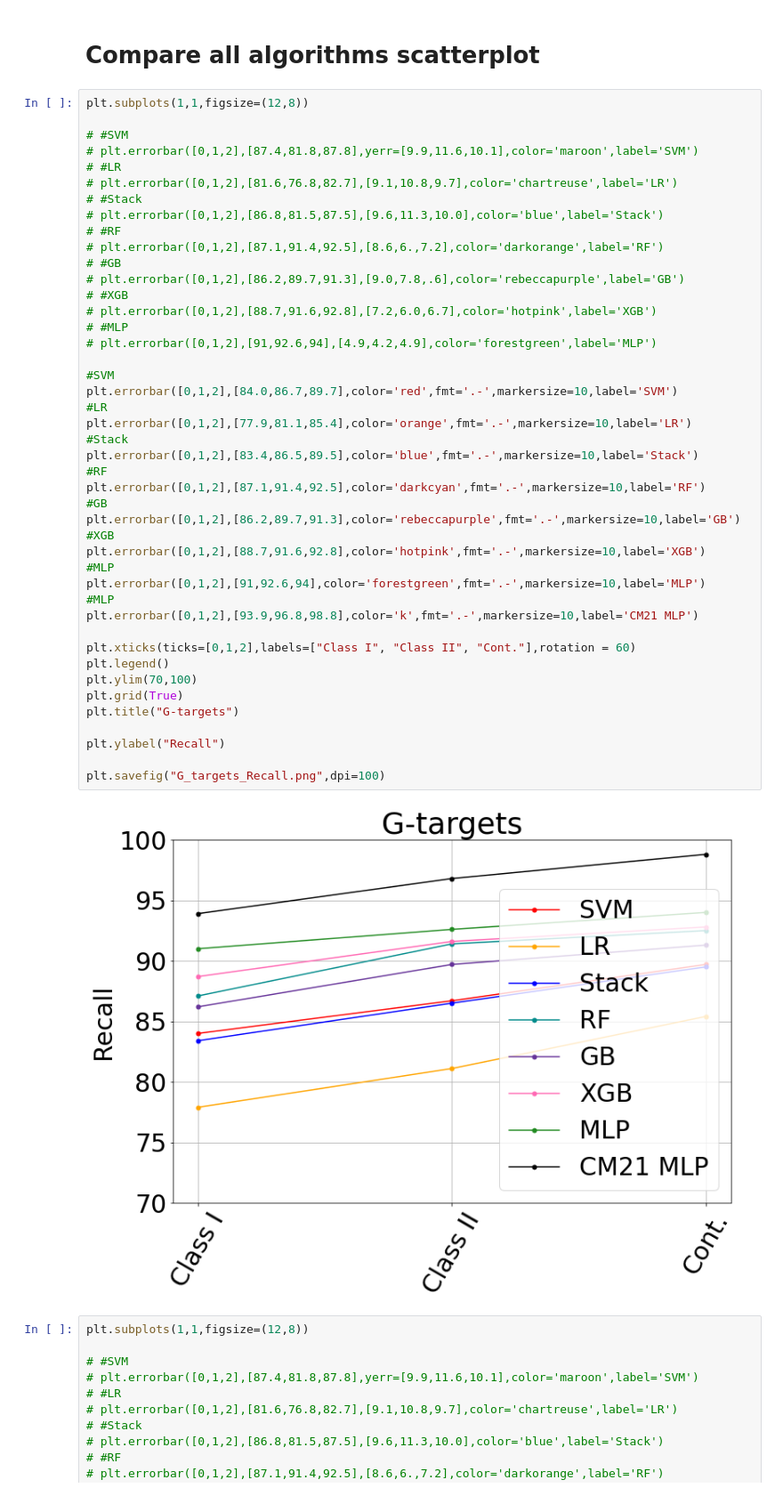
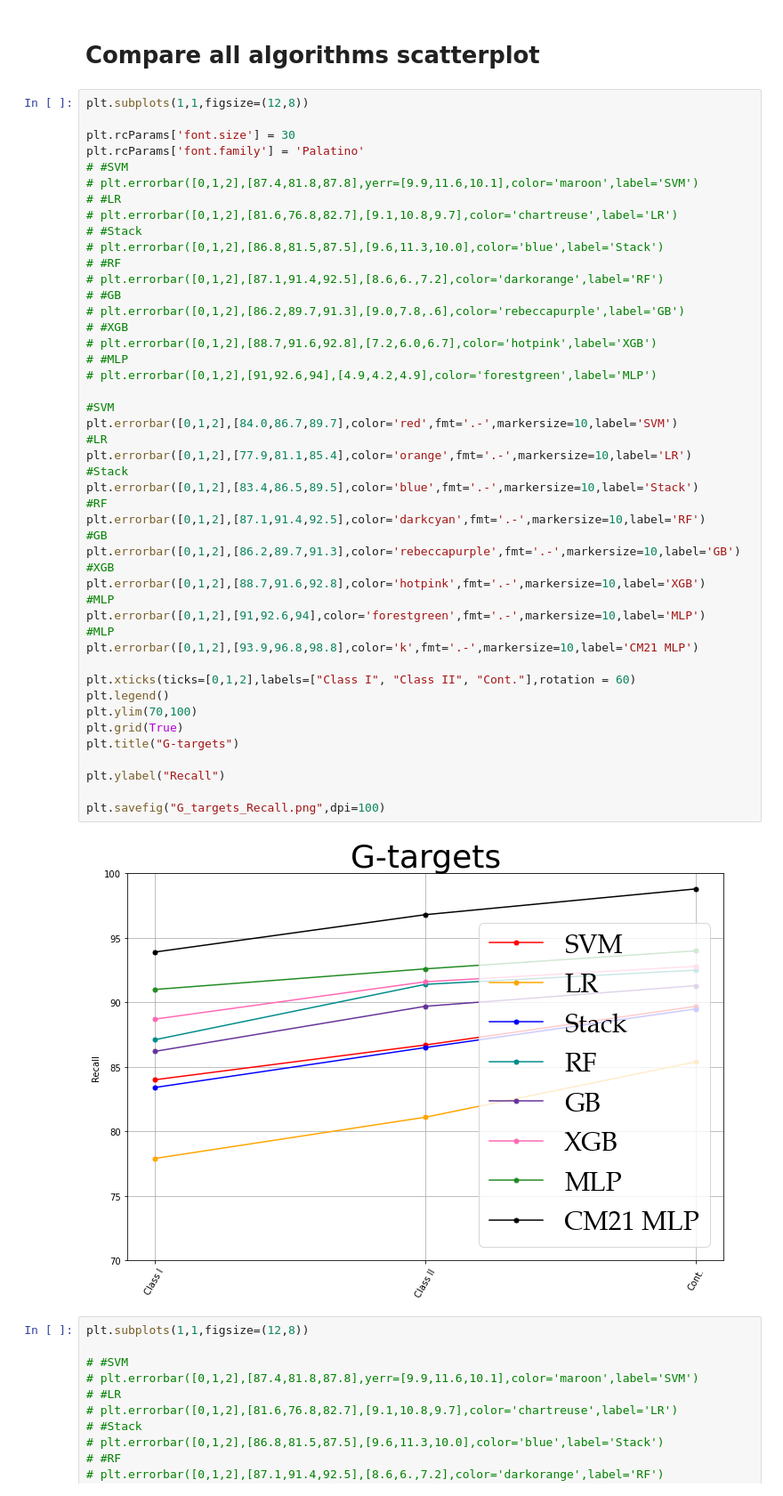
Before and after one commit to bcrompvoets/Random, a Jupyter notebook: Phase_1__Three_Class_Classification/Notebooks/Compare.ipynb, the cells around one changed output. Shown at 89% size. Drawn from its saved outputs; the diff is of its cells as text.

```diff
--- a/Phase_1__Three_Class_Classification/Notebooks/Compare.ipynb
+++ b/Phase_1__Three_Class_Classification/Notebooks/Compare.ipynb
@@ -387,6 +394,8 @@ print((i_ii+contii)/totii*100)
 # %%
 plt.subplots(1,1,figsize=(12,8))
 
+plt.rcParams['font.size'] = 30
+plt.rcParams['font.family'] = 'Palatino'
 # #SVM
 # plt.errorbar([0,1,2],[87.4,81.8,87.8],yerr=[9.9,11.6,10.1],color='maroon',label='SVM')
 # #LR
@@ -402,34 +411,34 @@ plt.subplots(1,1,figsize=(12,8))
 # #MLP
 # plt.errorbar([0,1,2],[91,92.6,94],[4.9,4.2,4.9],color='forestgreen',label='MLP')
 
 #SVM
 plt.errorbar([0,1,2],[84.0,86.7,89.7],color='red',fmt='.-',markersize=10,label='SVM')
 #LR
 plt.errorbar([0,1,2],[77.9,81.1,85.4],color='orange',fmt='.-',markersize=10,label='LR')
 #Stack
 plt.errorbar([0,1,2],[83.4,86.5,89.5],color='blue',fmt='.-',markersize=10,label='Stack')
 #RF
 plt.errorbar([0,1,2],[87.1,91.4,92.5],color='darkcyan',fmt='.-',markersize=10,label='RF')
 #GB
 plt.errorbar([0,1,2],[86.2,89.7,91.3],color='rebeccapurple',fmt='.-',markersize=10,label='GB')
 #XGB
 plt.errorbar([0,1,2],[88.7,91.6,92.8],color='hotpink',fmt='.-',markersize=10,label='XGB')
 #MLP
 plt.errorbar([0,1,2],[91,92.6,94],color='forestgreen',fmt='.-',markersize=10,label='MLP')
 #MLP
 plt.errorbar([0,1,2],[93.9,96.8,98.8],color='k',fmt='.-',markersize=10,label='CM21 MLP')
 
 plt.xticks(ticks=[0,1,2],labels=["Class I", "Class II", "Cont."],rotation = 60)
 plt.legend()
 plt.ylim(70,100)
 plt.grid(True)
 plt.title("G-targets")
 
 plt.ylabel("Recall")
 
 plt.savefig("G_targets_Recall.png",dpi=100)
 # %% [output]
-[figure, old version]
+[figure, new version]
 # %%
 plt.subplots(1,1,figsize=(12,8))
 
```
Also changed, not shown: parts of 5 cells of this notebook, 24 other files.
